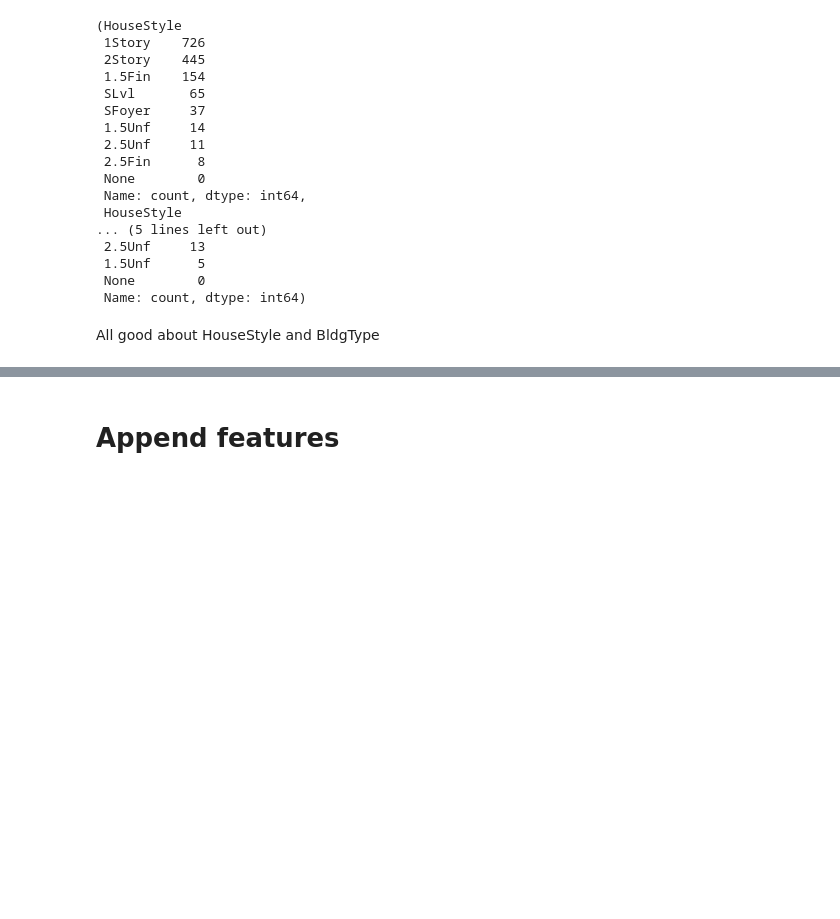
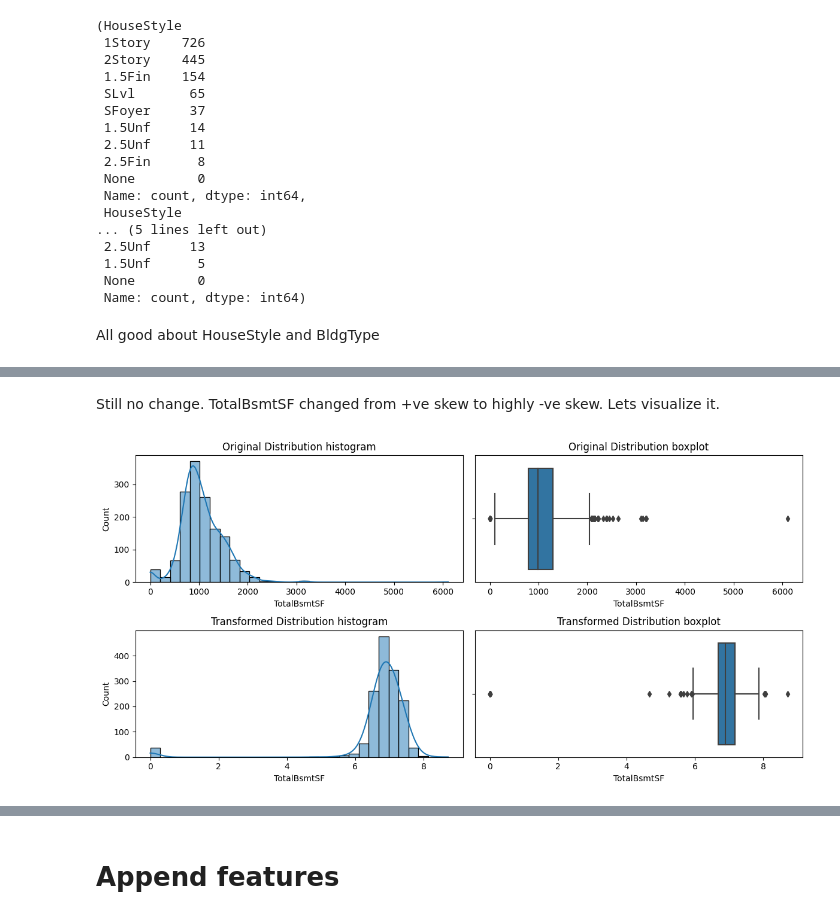
Before and after one commit to abhivij/housing_price_prediction, a Jupyter notebook: housing-price-prediction-part-2-exploratory.ipynb, the cells around one changed output, grey strips where cells are left out. Saved outputs shown, nothing was run; the diff lists cells and outputs as text; code cells hidden in the pictures; blank space fills up the shorter version.

Commit message:
exploring skew

```diff
--- a/housing-price-prediction-part-2-exploratory.ipynb
+++ b/housing-price-prediction-part-2-exploratory.ipynb
@@ -1101,0 +1205,25 @@ ordinal_categorical_cols = remove_columns_from_list(ordered_levels.keys(), featu
+# %% [markdown]
+Still no change.
+TotalBsmtSF changed from +ve skew to highly -ve skew. Lets visualize it.
+# %%
+def compare_distribution_skew(df, feature, trf_func):
+    fig, axes = plt.subplots(2, 2, figsize=(12, 6))
+
+    sns.histplot(df[feature], kde=True, bins=30, ax=axes[0][0])
+    axes[0][0].set_title("Original Distribution histogram")
+
+    sns.boxplot(x = X[feature], ax=axes[0][1])
+    axes[0][1].set_title("Original Distribution boxplot")
+
+    sns.histplot(trf_func(df[feature]), kde=True, bins=30, ax=axes[1][0])
+    axes[1][0].set_title("Transformed Distribution histogram")
+
+    sns.boxplot(x = trf_func(X[feature]), ax=axes[1][1])
+    axes[1][1].set_title("Transformed Distribution boxplot")
+
+    plt.tight_layout()
+    plt.show()
+# %%
+compare_distribution_skew(X, "TotalBsmtSF", np.log1p)
+# %% [output]
+[figure, added]
```
Also changed, not shown: parts of 23 cells of this notebook.
